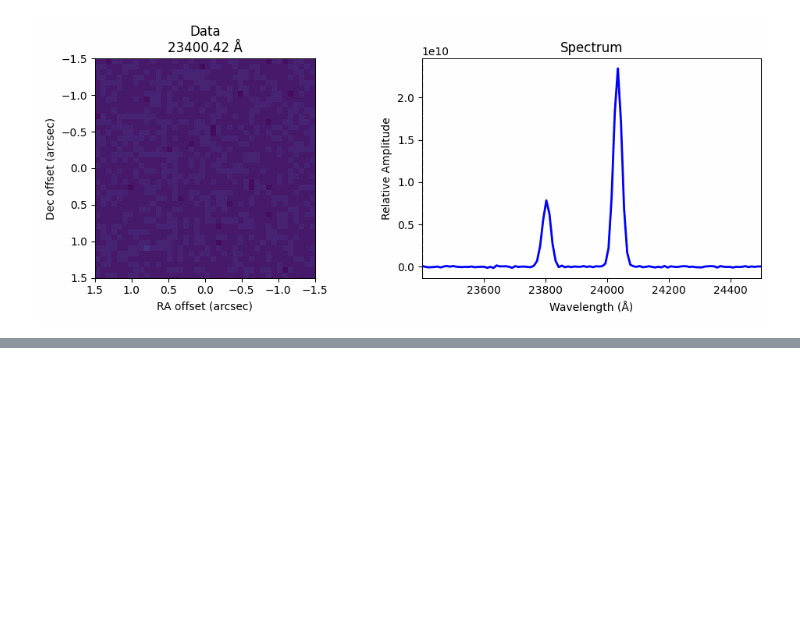
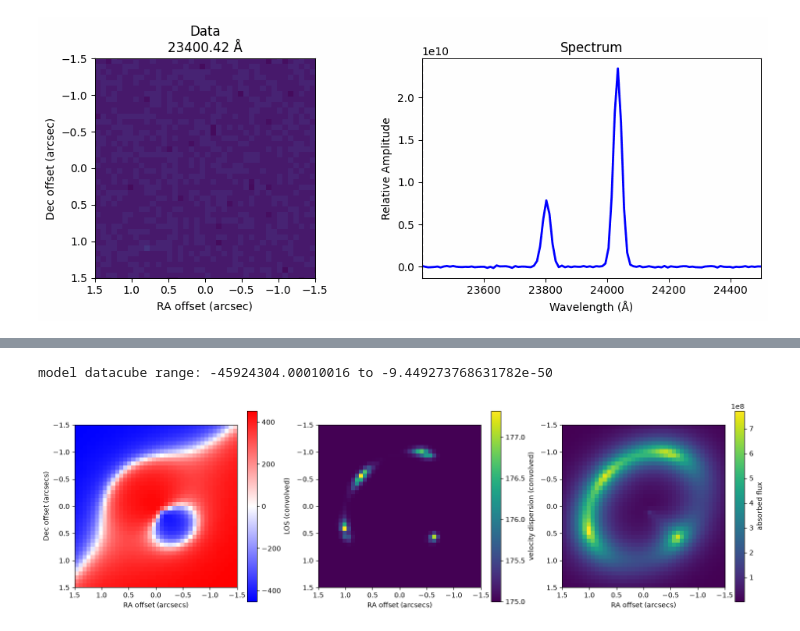
Before and after one commit to williyamshoe/iful, a Jupyter notebook: examples/simulate_lensed_galaxy.ipynb, the cells around one changed output, grey strips where cells are left out. Cells and saved outputs as stored; diff of their text form; code cells hidden in the pictures; blank space fills up the shorter version.

Commit message:
add example absorption system to simulations

```diff
--- a/examples/simulate_lensed_galaxy.ipynb
+++ b/examples/simulate_lensed_galaxy.ipynb
@@ -257,0 +269,33 @@ imp(filename=gif_filename)
+# %%
+# Mg b triplet rest wavelengths (Angstrom), all absorption lines
+restwave_peaks_abs = [5167.3, 5172.7, 5183.6]
+wavelengths_full_abs = np.linspace(24500.0, 25180.0, 120)
+
+imset_abs = SimulationMockImageSet(
+    size=size,
+    pixscale_arcsec=pixscale_arcsec,
+    zs=zs,
+    wavelengths_full=wavelengths_full_abs,
+    psf_path="example_data/nirspec_g235m_psf.npy",
+    line_types="absorption",
+)
+imset_abs.restwave_peaks = restwave_peaks_abs
+# parameters format: [z, sigma_ang, amp_0, ratio_5173, ratio_5184] (illustrative depth ratios)
+imset_abs.init_spec_fit = np.array([zs, 24.0, 1.0, 1.3, 1.5])
+
+fm_abs, ifulmodel_abs = create_simulation_models(
+    imset_abs,
+    theta_E=1.0,
+    source_x=0.09+shift_x,
+    source_y=0.09+shift_y,
+    iful_profiles=iful_profiles
+)
+
+# Same lens and kinematics as above; the last parameter is now the absorption depth scale
+res_abs, simulated_datacube_abs = ifulmodel_abs.generate_residuals(
+    sim_params, return_datacube=True, vd_plots=True
+)
+print("model datacube range:", simulated_datacube_abs.min(), "to", simulated_datacube_abs.max())
+# %% [output]
+model datacube range: -45924304.00010016 to -9.449273768631782e-50
+[figure, added]
```
Also changed, not shown: parts of 5 cells of this notebook.
